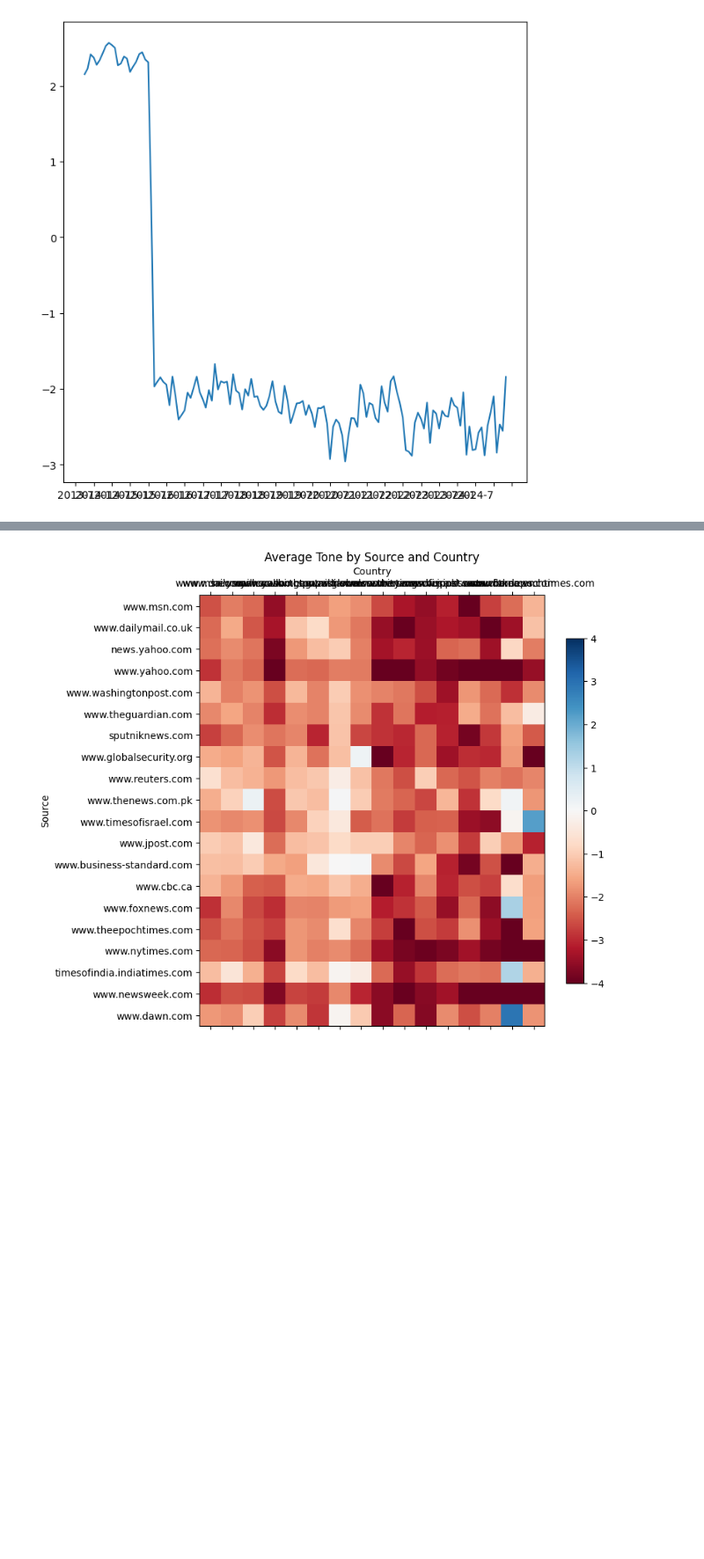
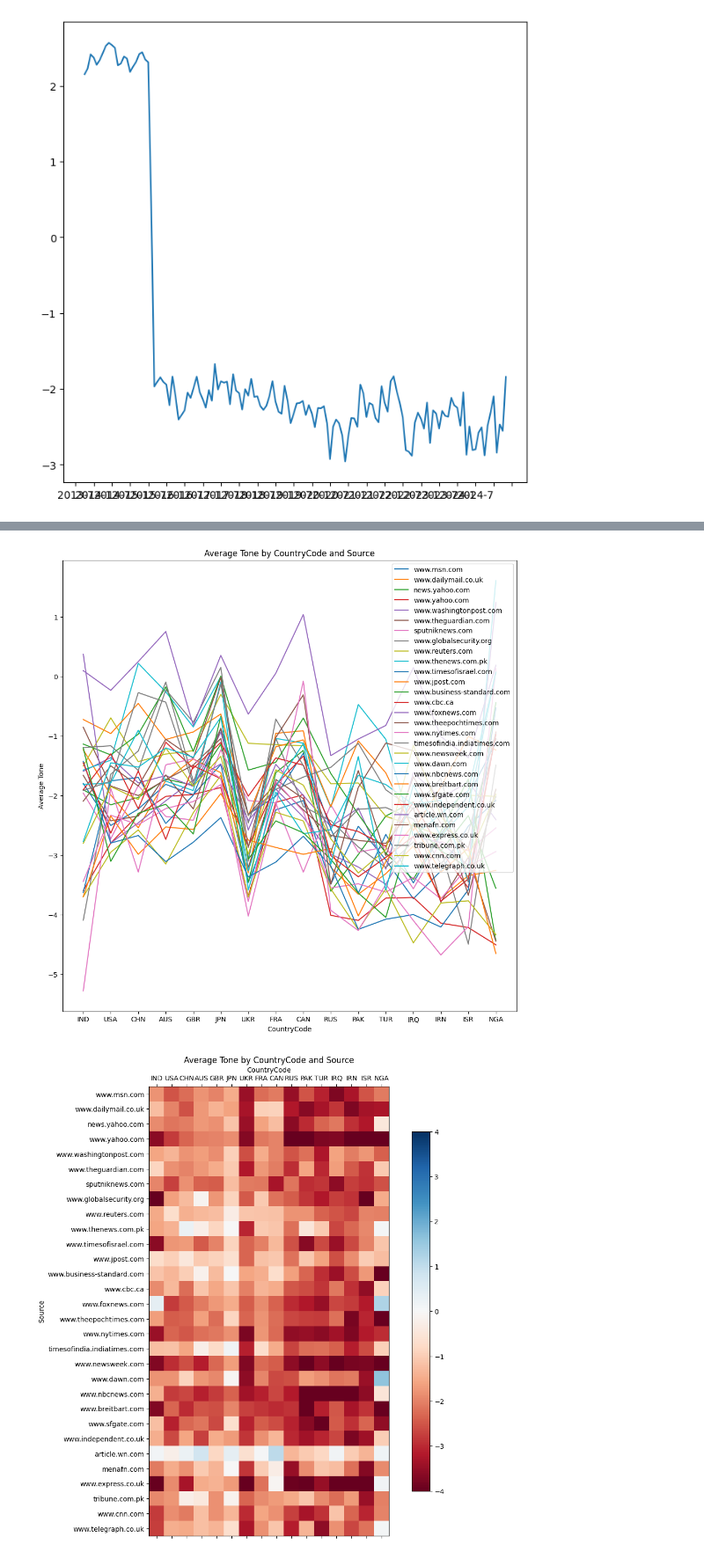
Before and after one commit to harshvardhaniimi/countries-in-news, a Jupyter notebook: data_visual&exploration.ipynb, the cells around one changed output, grey strips where cells are left out. Shown at 88% size. Drawn from its saved outputs; the diff is of its cells as text; code cells hidden in the pictures; blank space fills up the shorter version.

Commit message:
Adding Tone Over Time Visualizations

```diff
--- a/data_visual&exploration.ipynb
+++ b/data_visual&exploration.ipynb
@@ -231,50 +231,45 @@ plt.show()
 # %%
 import numpy as np
 import pandas as pd
 import matplotlib
 import matplotlib.pyplot as plt
 import matplotlib.ticker as ticker
 
-df = pd.read_csv('data/gdelt-2024-11-20-000000000000.csv')[['AvgTone', 'SOURCEURL', 'Actor1CountryCode']]
+df = pd.read_csv('data/gdelt-2024-11-20-000000000000.csv')[['AvgTone', 'SOURCEURL', 'Actor1CountryCode', 'Actor2CountryCode']]
 df['Source'] = df['SOURCEURL'].str.extract(r'(?<=:\/\/)(.*?)(?=\/)')
 df = df.drop(columns=['SOURCEURL'])
 
-# Get the 20 most frequent sources
+# Get the 30 most frequent sources
 countsdf = df['Source'].value_counts()
 sources = countsdf.index.to_numpy()
-source_counts = countsdf.values
-sources = sources[:20]
-source_counts = source_counts[:20]
-
-# Group by source and country
-df = df.groupby(['Source', 'Actor1CountryCode']).mean()
-df = df.reset_index()
+sources = sources[:30]
 
 # Grab all the countries
 countries = df['Actor1CountryCode'].unique()
 
-# Create a matrix of average tone for each source and country
+# Create a matrix of average tone for each source and country1
 tones = np.zeros((len(sources), len(countries)))
 for i in range(len(sources)):
   for j in range(len(countries)):
-    tones[i][j] = df.loc[(df['Source'] == sources[i]) & (df['Actor1CountryCode'] == countries[j])]['AvgTone'].mean()
-tones = np.nan_to_num(tones)
+    tones[i][j] = df.loc[(df['Source'] == sources[i]) & (df['Actor1CountryCode'] == countries[j]) | (df['Source'] == sources[i]) & (df['Actor2CountryCode'] == countries[j])]['AvgTone'].mean()
 
-# Plot the matrix
-tick_labels = np.insert(sources, 0, '')
-fig = plt.figure(figsize=(8,8))
+# Plot as a heatmap
+xtick_labels = np.insert(countries, 0, '')
+ytick_labels = np.insert(sources, 0, '')
+fig = plt.figure(figsize=(12,12))
 ax = fig.add_subplot()
 mat = ax.matshow(tones, cmap=matplotlib.colormaps.get_cmap('RdBu'))
-ax.set_xticklabels(tick_labels)
-ax.set_yticklabels(countries)
-ax.set_xlabel('Country')
+ax.set_xticklabels(xtick_labels)
+ax.set_yticklabels(ytick_labels)
+ax.set_xlabel('CountryCode')
 ax.set_ylabel('Source')
 ax.xaxis.set_label_position('top')
 ax.xaxis.set_major_locator(ticker.MultipleLocator(1))
 ax.yaxis.set_major_locator(ticker.MultipleLocator(1))
-ax.set_title('Average Tone by Source and Country')
+ax.set_title('Average Tone by CountryCode and Source')
 fig.colorbar(mat, shrink=0.8)
 mat.set_clim(-4, 4)
 plt.show()
 # %% [output]
-[figure, old version]
+[figure, new version]
+[figure, added]
```
Also changed, not shown: parts of 4 cells of this notebook, 4 other files.
